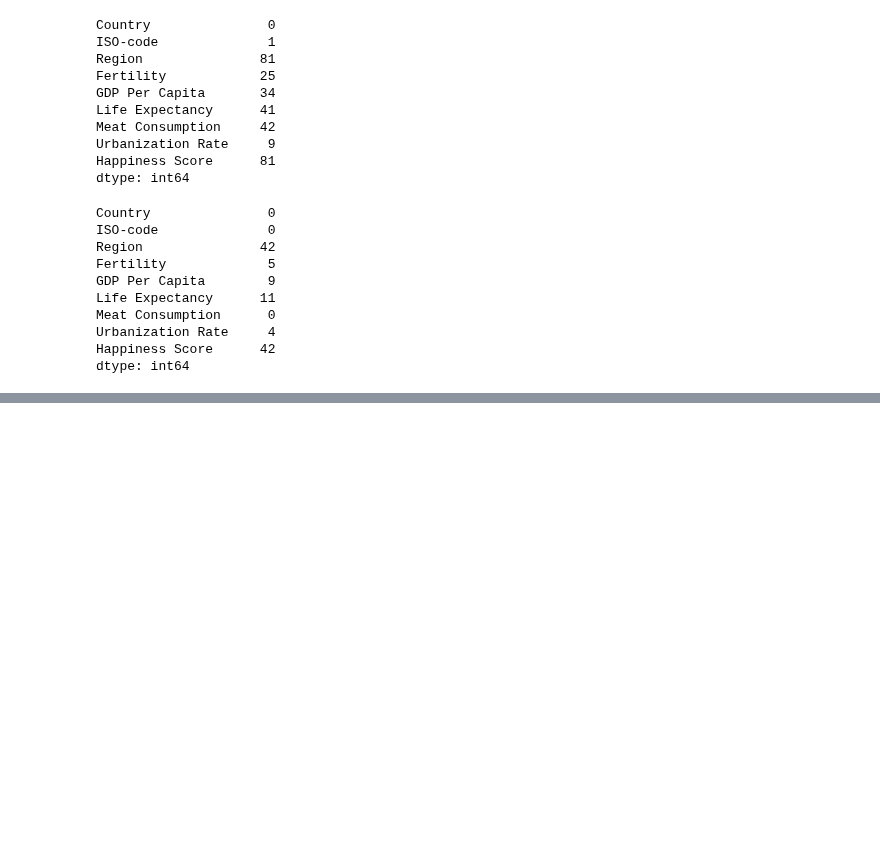
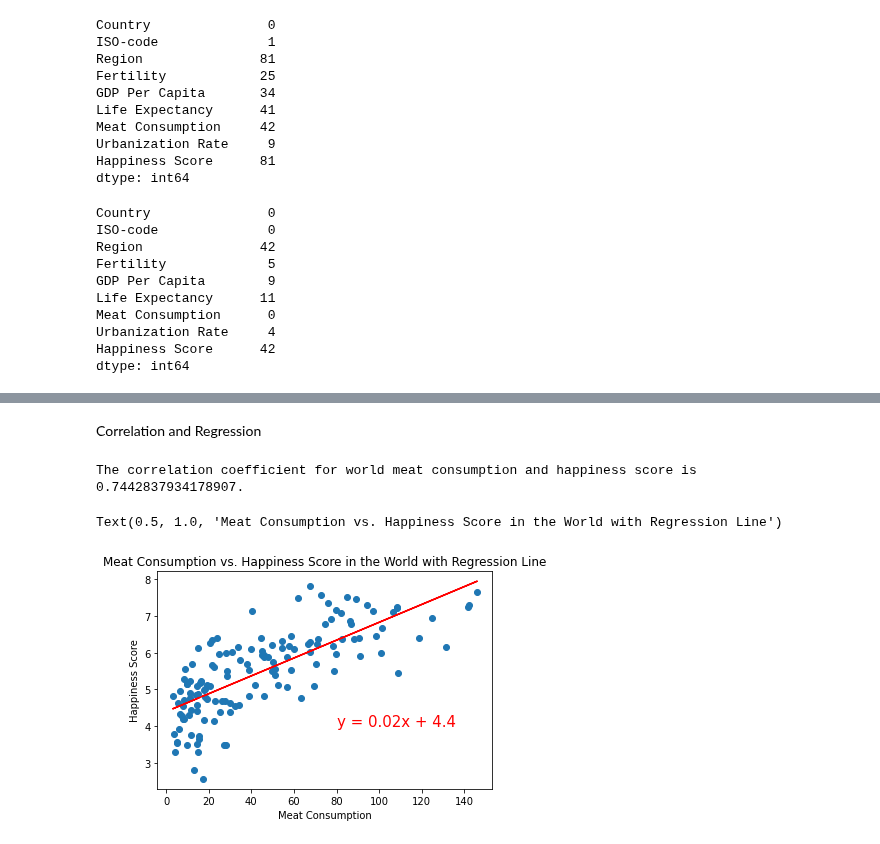
Before and after one commit to ermcgrew/bootcamp_project_one, a Jupyter notebook: data_analysis.ipynb, the cells around one changed output, grey strips where cells are left out. Cells and saved outputs as stored; diff of their text form; code cells hidden in the pictures; blank space fills up the shorter version.

```diff
--- a/data_analysis.ipynb
+++ b/data_analysis.ipynb
@@ -222,0 +286,26 @@ dtype: int64
+# %% [markdown]
+Correlation and Regression
+# %%
+# Calculate the correlation coefficient and linear regression model
+x = clean_happy_df['Meat Consumption']
+y = clean_happy_df['Happiness Score']
+# Correlation coefficient
+correlation = st.pearsonr(x,y)
+print(f'The correlation coefficient for world meat consumption and happiness score is {correlation[0]}.')
+
+# Linear Regression
+(slope, intercept, rvalue, pvalue, stderr) = linregress(x,y)
+regress_values = x * slope + intercept
+line_eq = "y = " + str(round(slope,2)) + "x + " + str(round(intercept,2))
+
+plt.scatter(x,y)
+plt.plot(x,regress_values,"r-")
+plt.annotate(line_eq,(80,4),fontsize=15,color="red")
+
+plt.xlabel("Meat Consumption")
+plt.ylabel("Happiness Score")
+plt.title('Meat Consumption vs. Happiness Score in the World with Regression Line')
+# %% [output]
+The correlation coefficient for world meat consumption and happiness score is 0.7442837934178907.
+Text(0.5, 1.0, 'Meat Consumption vs. Happiness Score in the World with Regression Line')
+[figure, added]
```
Also changed, not shown: parts of 11 cells of this notebook.
